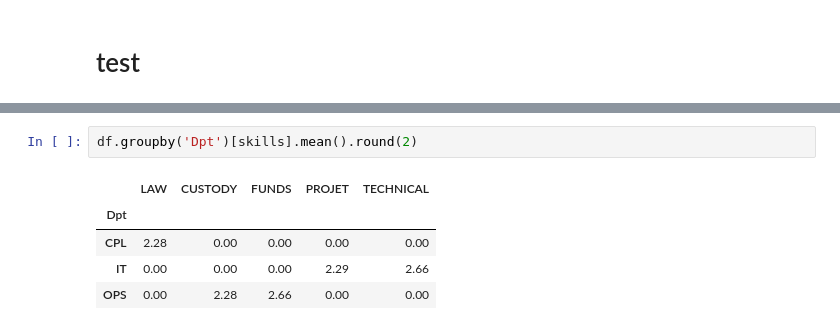
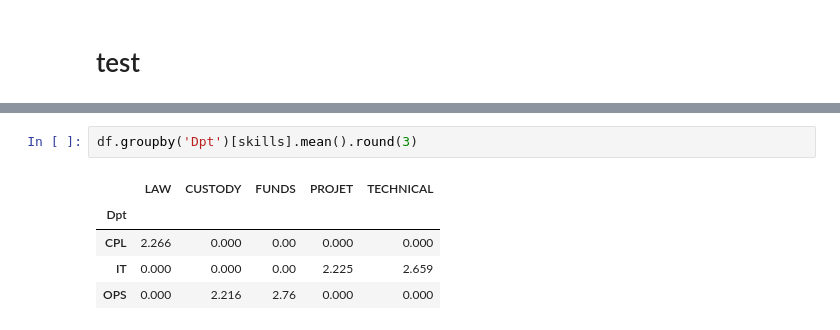
Before and after one commit to levmanuel/HR-Data, a Jupyter notebook: HR.ipynb, the cells around one changed output, grey strips where cells are left out. Saved outputs shown, nothing was run; the diff lists cells and outputs as text.

```diff
--- a/HR.ipynb
+++ b/HR.ipynb
@@ -554,8 +554,8 @@ df.head()
 # %%
-df.groupby('Dpt')[skills].mean().round(2)
+df.groupby('Dpt')[skills].mean().round(3)
 # %% [output]
 |  | LAW | CUSTODY | FUNDS | PROJET | TECHNICAL |
 | Dpt |  |  |  |  |  |
-| CPL | 2.28 | 0.00 | 0.00 | 0.00 | 0.00 |
-| IT | 0.00 | 0.00 | 0.00 | 2.29 | 2.66 |
-| OPS | 0.00 | 2.28 | 2.66 | 0.00 | 0.00 |
+| CPL | 2.266 | 0.000 | 0.00 | 0.000 | 0.000 |
+| IT | 0.000 | 0.000 | 0.00 | 2.225 | 2.659 |
+| OPS | 0.000 | 2.216 | 2.76 | 0.000 | 0.000 |
```
Also changed, not shown: parts of 1 cell of this notebook, 1 other file.
